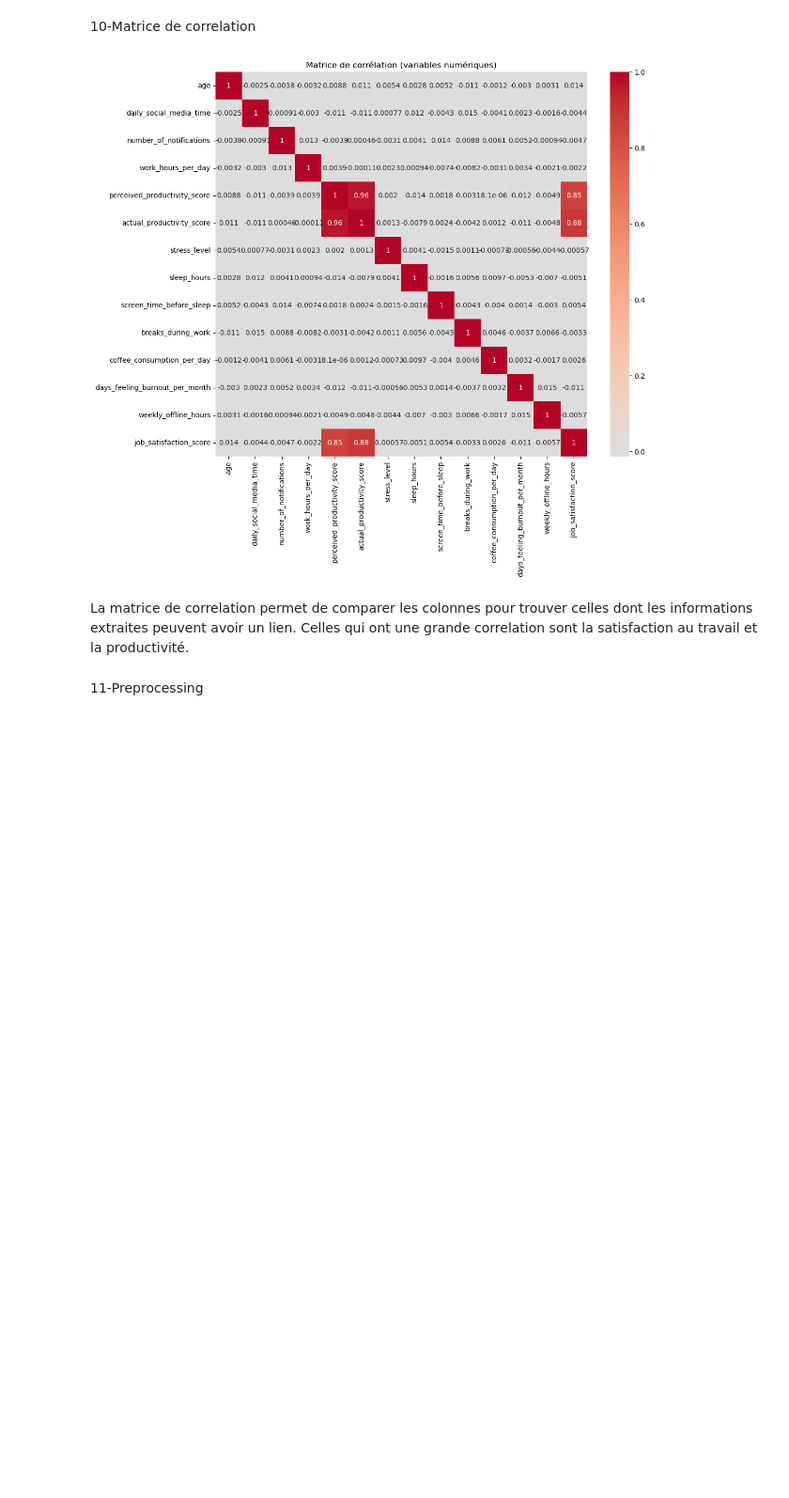
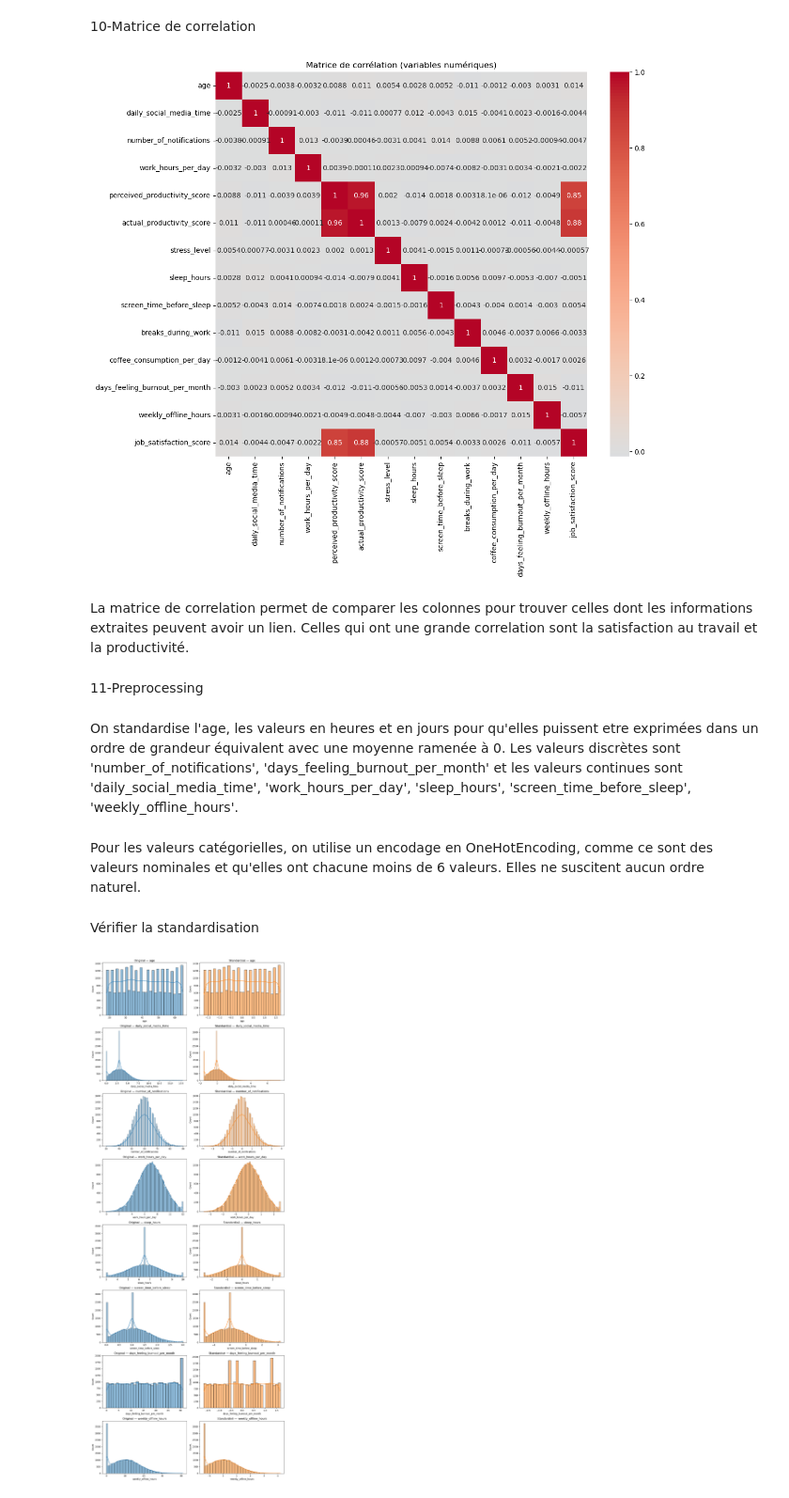
Before and after one commit to MaharoRan/data_science, a Jupyter notebook: eda.ipynb, the cells around one changed output. Shown at 94% size. Drawn from its saved outputs; the diff is of its cells as text; code cells hidden in the pictures; blank space fills up the shorter version.

```diff
--- a/eda.ipynb
+++ b/eda.ipynb
@@ -241,3 +245,39 @@ plt.show()
 La matrice de correlation permet de comparer les colonnes pour trouver celles dont les informations extraites peuvent avoir un lien. Celles qui ont une grande correlation sont la satisfaction au travail et la productivité.
 # %% [markdown]
 11-Preprocessing
+# %% [markdown]
+On standardise l'age, les valeurs en heures et en jours pour qu'elles puissent etre exprimées dans un ordre de grandeur équivalent avec une moyenne ramenée à 0.
+Les valeurs discrètes sont 'number_of_notifications', 'days_feeling_burnout_per_month' et les valeurs continues sont 'daily_social_media_time', 'work_hours_per_day', 'sleep_hours', 'screen_time_before_sleep', 'weekly_offline_hours'.
+# %% [markdown]
+Pour les valeurs catégorielles, on utilise un encodage en OneHotEncoding, comme ce sont des valeurs nominales et qu'elles ont chacune moins de 6 valeurs. Elles ne suscitent aucun ordre naturel.
+# %%
+num_features = ['age', 'daily_social_media_time', 'number_of_notifications', 'work_hours_per_day', 'sleep_hours', 'screen_time_before_sleep', 'days_feeling_burnout_per_month', 'weekly_offline_hours']
+cat_features = ['gender', 'job_type', 'social_platform_preference']
+
+numeric_pipeline = Pipeline([('num_imputer', SimpleImputer(strategy='median')), ('scaler', StandardScaler())])
+categorical_pipeline = Pipeline([('cat_features', SimpleImputer(strategy='most_frequent')), ('encoder', OneHotEncoder(handle_unknown='ignore'))])
+
+preprocessor = ColumnTransformer(transformers=[('num', numeric_pipeline, num_features), ('cat', categorical_pipeline, cat_features)])
+# %% [markdown]
+Vérifier la standardisation
+# %%
+num_features = ['age', 'daily_social_media_time', 'number_of_notifications', 'work_hours_per_day', 'sleep_hours', 'screen_time_before_sleep', 'days_feeling_burnout_per_month', 'weekly_offline_hours']
+num_features = [c for c in num_features if c in df.columns]
+X = df[num_features].copy()
+X_imputed = X.fillna(X.median())
+scaler = numeric_pipeline.named_steps['scaler']
+X_scaled = pd.DataFrame(scaler.fit_transform(X_imputed), columns=num_features)
+
+n = len(num_features)
+fig, axes = plt.subplots(n, 2, figsize=(12, 4*n))
+if n == 1:
+    axes = axes.reshape(1,2)
+for i, col in enumerate(num_features):
+    sns.histplot(X_imputed[col], kde=True, ax=axes[i,0], color='C0')
+    axes[i,0].set_title(f'Original — {col}')
+    sns.histplot(X_scaled[col], kde=True, ax=axes[i,1], color='C1')
+    axes[i,1].set_title(f'Standardisé — {col}')
+plt.tight_layout()
+plt.show()
+# %% [output]
+[figure, added]
```
Also changed, not shown: parts of 2 cells of this notebook, 1 other file.
